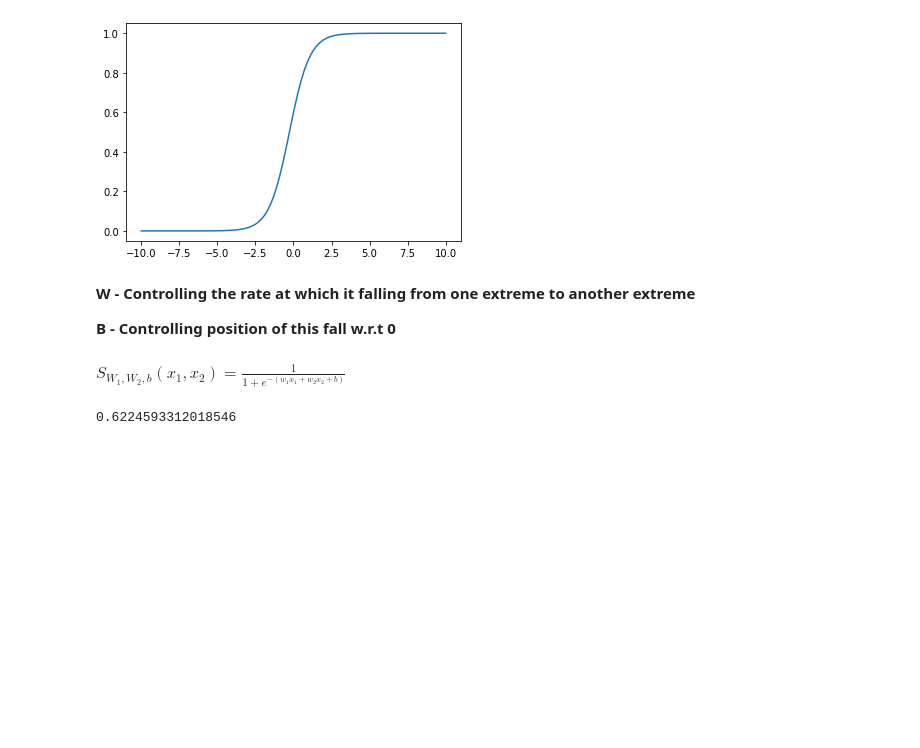
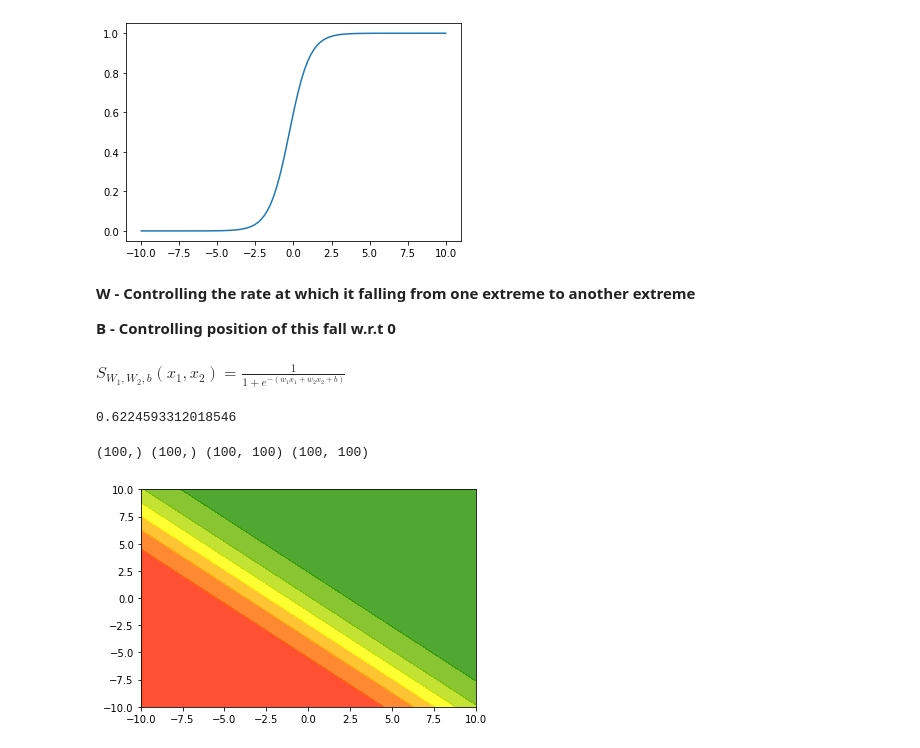
Before and after one commit to Arpitkamal/Deep-learning-Sigmoid-Neuron, a Jupyter notebook: SigmoidNeuron.ipynb, the cells around one changed output. Saved outputs shown, nothing was run; the diff lists cells and outputs as text; code cells hidden in the pictures; blank space fills up the shorter version.

Commit message:
Plotting is done

```diff
--- a/SigmoidNeuron.ipynb
+++ b/SigmoidNeuron.ipynb
@@ -48,3 +49,24 @@ sigmoid_2d(1, 0, 0.5, 0, 0)
 0.6224593312018546
 # %%
 from mpl_toolkits import mplot3d
+# %%
+x = np.linspace(-10, 10, 100)
+y = np.linspace(-10, 10, 100)
+
+X, Y = np.meshgrid(x, y)
+
+print(x.shape, y.shape, X.shape, Y.shape)
+# %% [output]
+(100,) (100,) (100, 100) (100, 100)
+# %%
+w1 = 0.5
+w2 = 0.5
+b = 1
+Y1 = sigmoid_2d(X, Y, w1, w2, b)
+# %%
+my_cmap = matplotlib.colors.LinearSegmentedColormap.from_list("", ["red","yellow","green"])
+# %%
+plt.contourf(X, Y, Y1, cmap = my_cmap, alpha = 0.8)
+plt.show()
+# %% [output]
+[figure, added]
```
Also changed, not shown: parts of 13 cells of this notebook.
